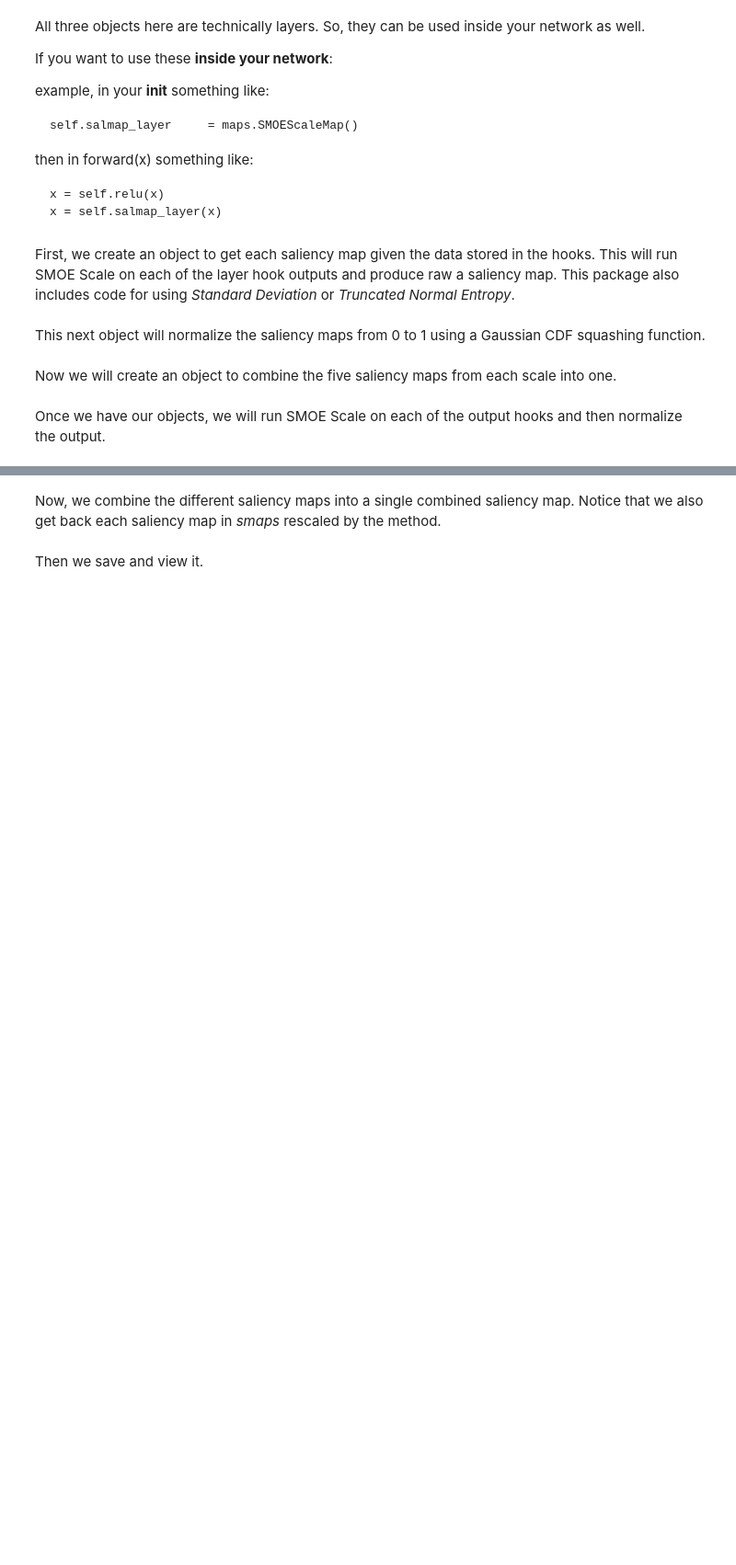
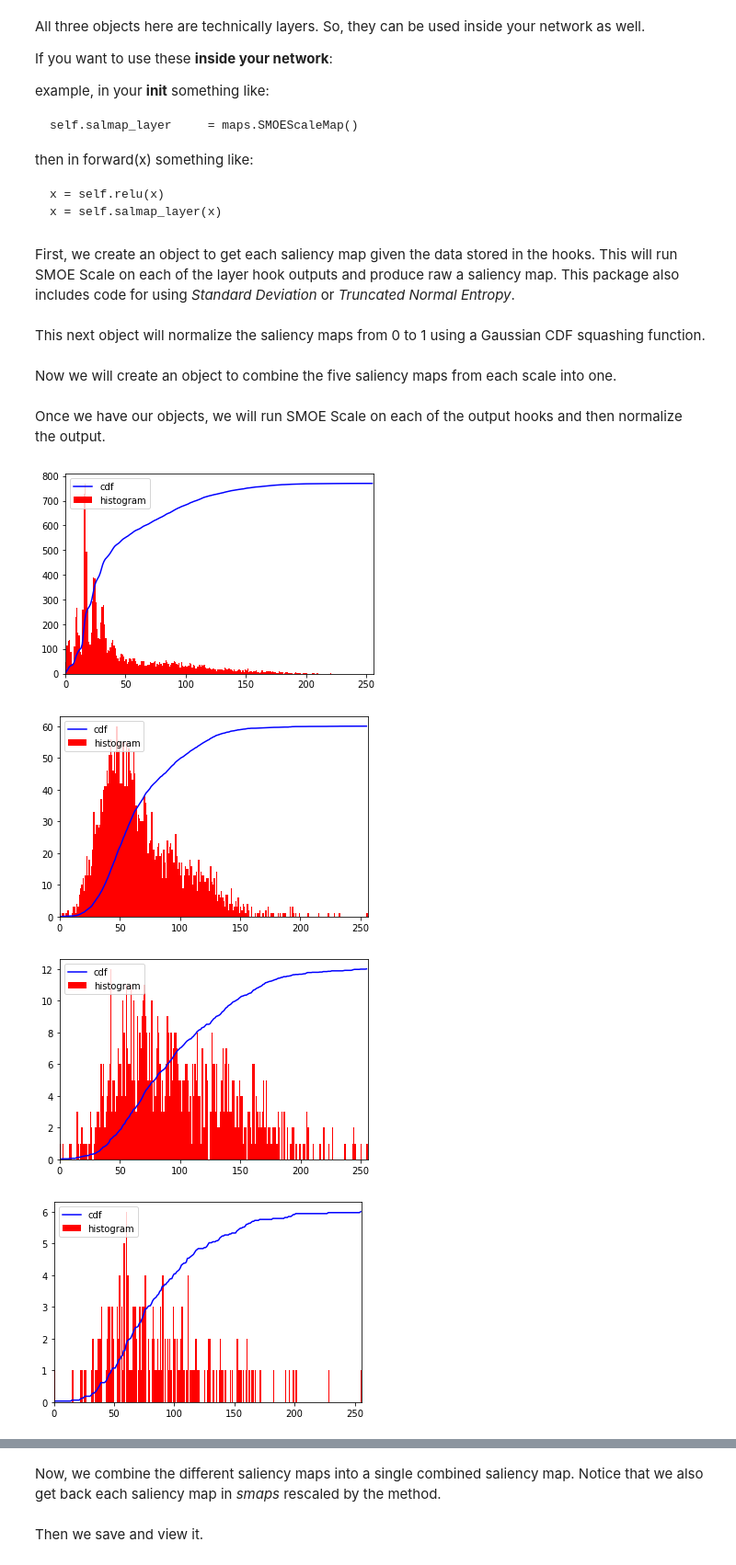
Before and after one commit to LLNL/fastcam, a Jupyter notebook: demo_fast-cam.ipynb, the cells around one changed output, grey strips where cells are left out. Shown at 92% size. Cells and saved outputs as stored; diff of their text form; code cells hidden in the pictures; blank space fills up the shorter version.

```diff
--- a/demo_fast-cam.ipynb
+++ b/demo_fast-cam.ipynb
@@ -154,3 +154,11 @@ getCsmap    = maps.CombineSaliencyMaps(output_size=[in_height,in_width],
 Once we have our objects, we will run SMOE Scale on each of the output hooks and then normalize the output.
 # %%
 smaps       = [ getNorm(getSmap(x.data)) for x in hooks ]
+
+for x in hooks:
+    misc.show_hist(getSmap(x.data))
+# %% [output]
+[figure, added]
+[figure, added]
+[figure, added]
+[figure, added]
```
Also changed, not shown: parts of 12 cells of this notebook, 2 other files.
